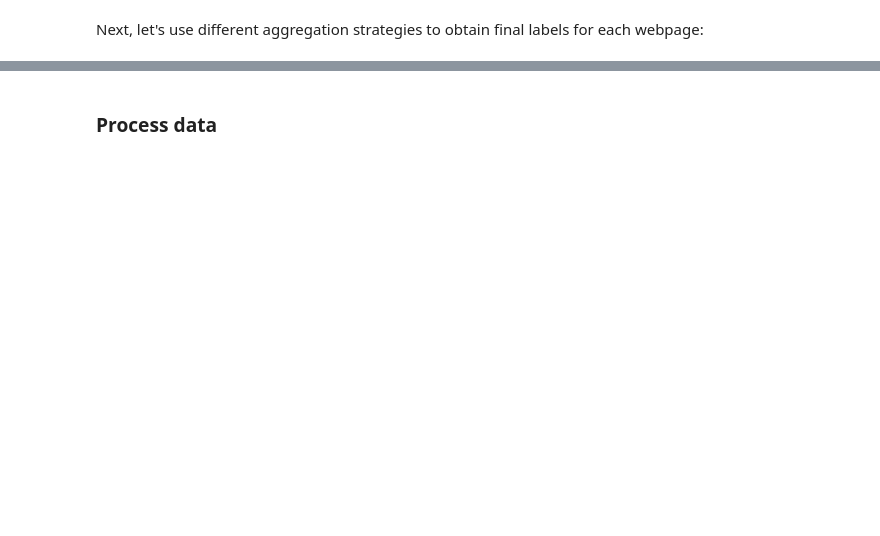
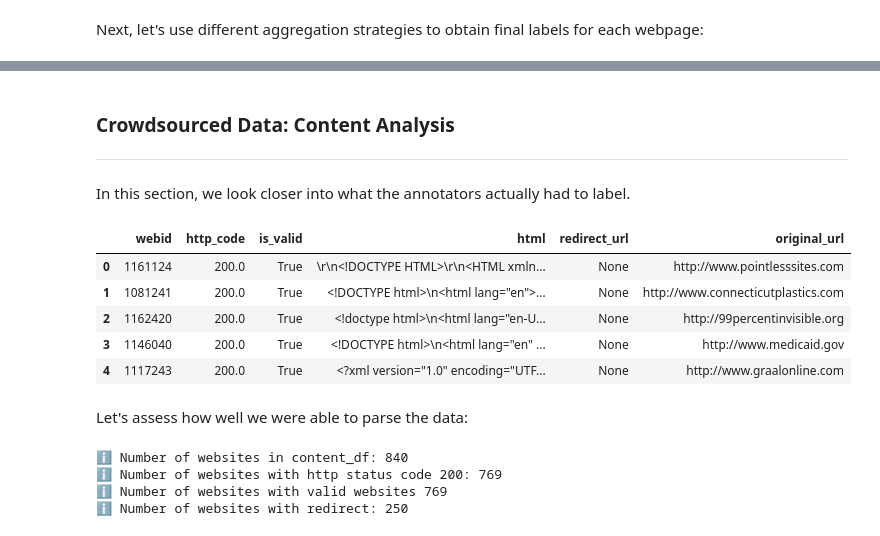
Before and after one commit to CS-433/ml-project-2-mlp, a Jupyter notebook: notebooks/eda.ipynb, the cells around one changed output, grey strips where cells are left out. Drawn from its saved outputs; the diff is of its cells as text; code cells hidden in the pictures; blank space fills up the shorter version.

```diff
--- a/notebooks/eda.ipynb
+++ b/notebooks/eda.ipynb
@@ -232,2 +229,0 @@ For threshold = 3, the mean number of categories per website is 0.28
-# %% [markdown]
-### Process data
@@ -269,0 +230,33 @@ if not os.path.exists(os.path.join(self.hparams.data_dir, "embeddings.pt")):
+# %% [markdown]
+### Crowdsourced Data: Content Analysis
+
+---
+# %% [markdown]
+In this section, we look closer into what the annotators actually had to label.
+# %%
+# Turn the list of dict into a dataframe
+content_df = pd.DataFrame(content)
+
+# Fill Nan in is_valid with False
+content_df["is_valid"].fillna(False, inplace=True)
+
+content_df.head()
+# %% [output]
+|  | webid | http_code | is_valid | html | redirect_url | original_url |
+| 0 | 1161124 | 200.0 | True | \r\n<!DOCTYPE HTML>\r\n<HTML xmln... | None | http://www.pointlesssites.com |
+| 1 | 1081241 | 200.0 | True | <!DOCTYPE html>\n<html lang="en">... | None | http://www.connecticutplastics.com |
+| 2 | 1162420 | 200.0 | True | <!doctype html>\n<html lang="en-U... | None | http://99percentinvisible.org |
+| 3 | 1146040 | 200.0 | True | <!DOCTYPE html>\n<html lang="en" ... | None | http://www.medicaid.gov |
+| 4 | 1117243 | 200.0 | True | <?xml version="1.0" encoding="UTF... | None | http://www.graalonline.com |
+# %% [markdown]
+Let's assess how well we were able to parse the data:
+# %%
+print(f"ℹ️ Number of websites in content_df: {content_df.shape[0]}")
+print(f"ℹ️ Number of websites with http status code 200: {content_df[content_df['http_code'] == 200].shape[0]}")
+print(f"ℹ️ Number of websites with valid websites {content_df[content_df['is_valid']].shape[0]}")
+print(f"ℹ️ Number of websites with redirect: {content_df[content_df['redirect_url'].notna()].shape[0]}")
+# %% [output]
+ℹ️ Number of websites in content_df: 840
+ℹ️ Number of websites with http status code 200: 769
+ℹ️ Number of websites with valid websites 769
+ℹ️ Number of websites with redirect: 250
```
Also changed, not shown: parts of 20 cells of this notebook, 3 other files.
